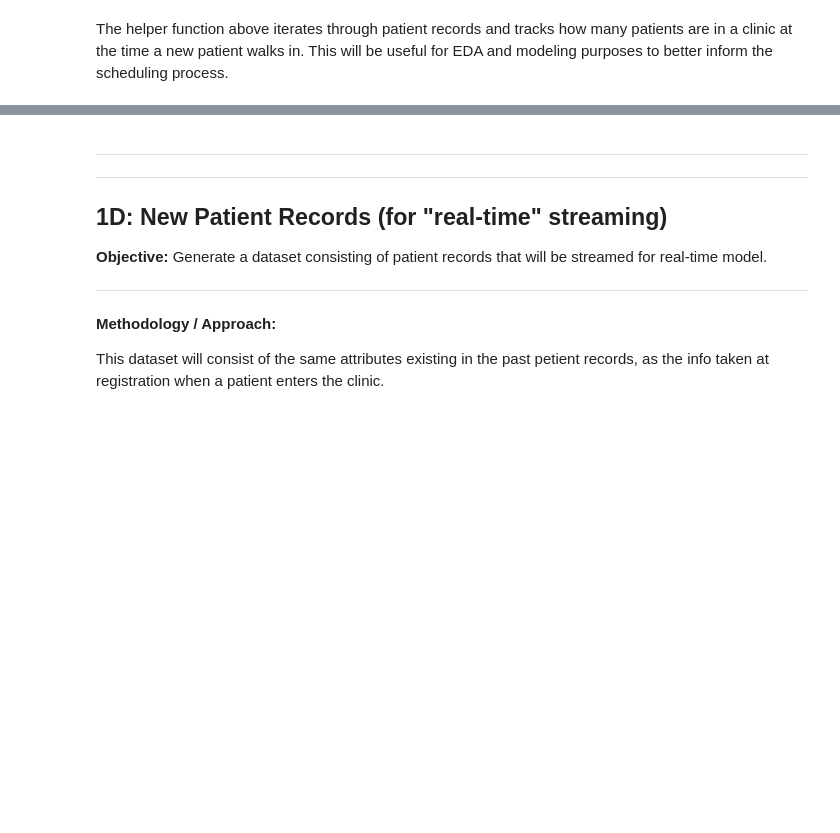
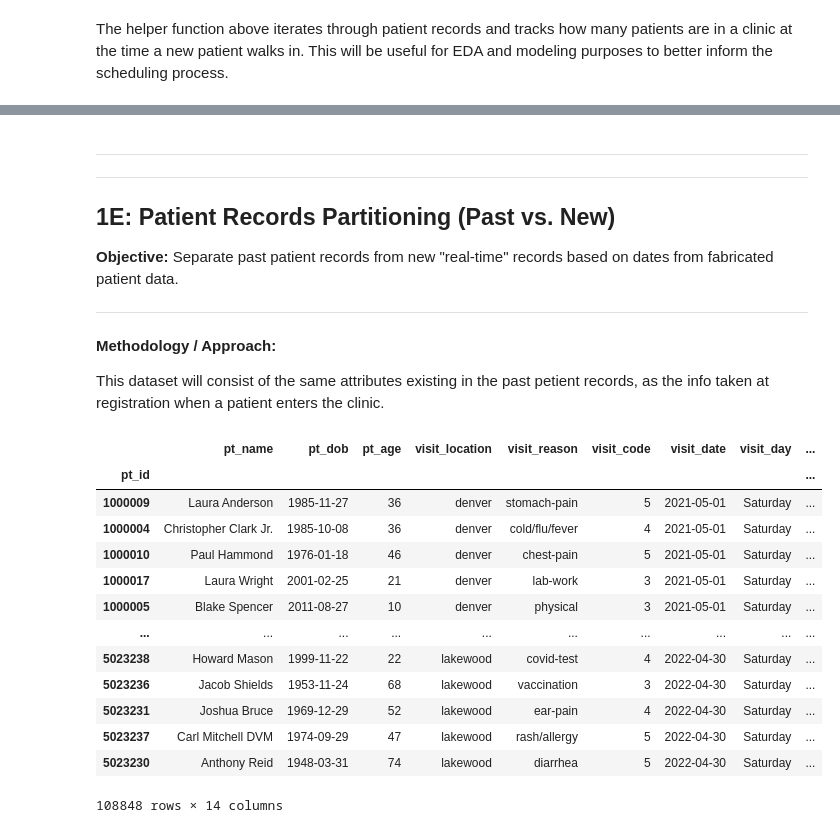
Before and after one commit to rc-9/TecNav, a Jupyter notebook: uc_data_fabricator.ipynb, the cells around one changed output, grey strips where cells are left out. Cells and saved outputs as stored; diff of their text form; code cells hidden in the pictures; blank space fills up the shorter version.

```diff
--- a/uc_data_fabricator.ipynb
+++ b/uc_data_fabricator.ipynb
@@ -782,9 +865,9 @@ patients_df = patients_df.set_index('pt_id', drop=True)
 ---
 ---
 
-## 1D: New Patient Records (for "real-time" streaming)
+## 1E: Patient Records Partitioning (Past vs. New)
 
-**Objective:** Generate a dataset consisting of patient records that will be streamed for real-time model.
+**Objective:** Separate past patient records from new "real-time" records based on dates from fabricated patient data.
 
 ---
 
@@ -793,0 +880,17 @@ This dataset will consist of the same attributes existing in the past petient re
+# %%
+past_patients_df
+# %% [output]
+|  | pt_name | pt_dob | pt_age | visit_location | visit_reason | visit_code | visit_date | visit_day | ... |
+| pt_id |  |  |  |  |  |  |  |  | ... |
+| 1000009 | Laura Anderson | 1985-11-27 | 36 | denver | stomach-pain | 5 | 2021-05-01 | Saturday | ... |
+| 1000004 | Christopher Clark Jr. | 1985-10-08 | 36 | denver | cold/flu/fever | 4 | 2021-05-01 | Saturday | ... |
+| 1000010 | Paul Hammond | 1976-01-18 | 46 | denver | chest-pain | 5 | 2021-05-01 | Saturday | ... |
+| 1000017 | Laura Wright | 2001-02-25 | 21 | denver | lab-work | 3 | 2021-05-01 | Saturday | ... |
+| 1000005 | Blake Spencer | 2011-08-27 | 10 | denver | physical | 3 | 2021-05-01 | Saturday | ... |
+| ... | ... | ... | ... | ... | ... | ... | ... | ... | ... |
+| 5023238 | Howard Mason | 1999-11-22 | 22 | lakewood | covid-test | 4 | 2022-04-30 | Saturday | ... |
+| 5023236 | Jacob Shields | 1953-11-24 | 68 | lakewood | vaccination | 3 | 2022-04-30 | Saturday | ... |
+| 5023231 | Joshua Bruce | 1969-12-29 | 52 | lakewood | ear-pain | 4 | 2022-04-30 | Saturday | ... |
+| 5023237 | Carl Mitchell DVM | 1974-09-29 | 47 | lakewood | rash/allergy | 5 | 2022-04-30 | Saturday | ... |
+| 5023230 | Anthony Reid | 1948-03-31 | 74 | lakewood | diarrhea | 5 | 2022-04-30 | Saturday | ... |
+108848 rows × 14 columns
```
Also changed, not shown: parts of 44 cells of this notebook, 6 other files.
